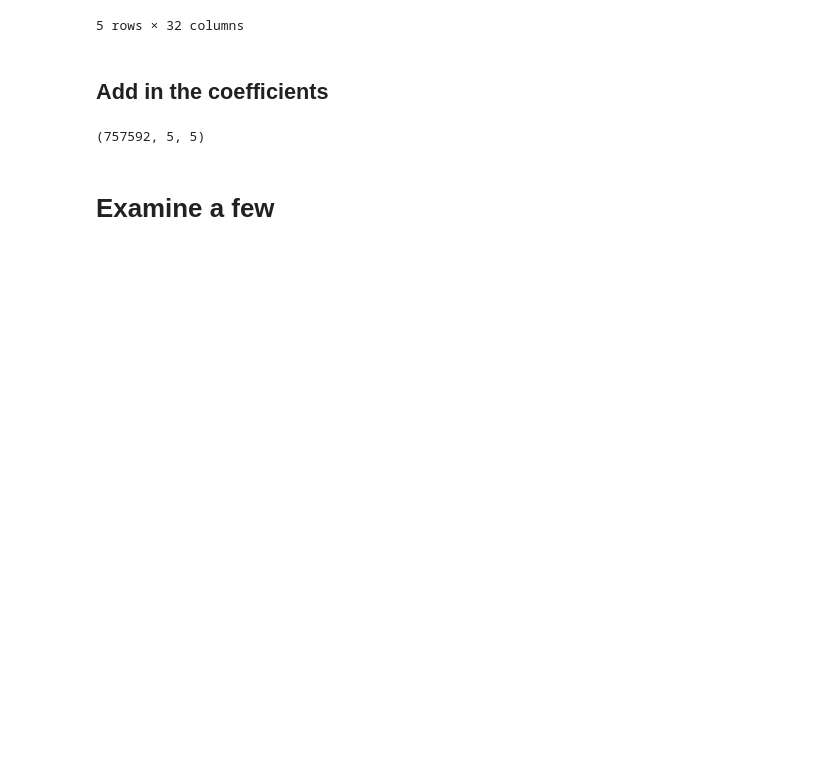
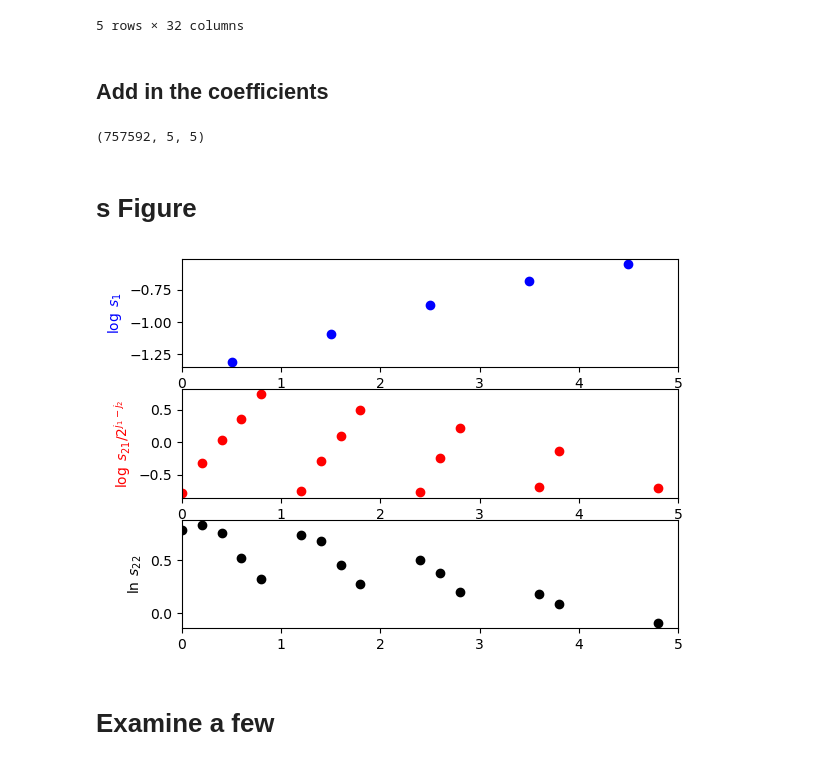
Before and after one commit to profxj/scattering_transform, a Jupyter notebook: nb/Individual_MODIS.ipynb, the cells around one changed output. Cells and saved outputs as stored; diff of their text form; code cells hidden in the pictures; blank space fills up the shorter version.

```diff
--- a/nb/Individual_MODIS.ipynb
+++ b/nb/Individual_MODIS.ipynb
@@ -96,6 +127,53 @@ for J in range(5):
 # %%
 modis_cut['s21'] = avg_s21[modis_cut.pp_idx]
 modis_cut['s22'] = avg_s22[modis_cut.pp_idx]
+# %% [markdown]
+# s Figure
+# %%
+def plot_cutout_s(icutout):
+    plt.clf()
+    gs = gridspec.GridSpec(3,1)
+
+    ax0 = plt.subplot(gs[0])
+    # Points
+    Jval = np.arange(5) + 0.5
+    s1_val = [icutout[f's1_{J}'] for J in range(5)]
+    #
+    ax0.scatter(Jval, np.log10(s1_val), color='b')
+    ax0.set_xlim(0., 5)
+    ax0.set_ylabel(r'$\log \; s_1$', color='b')
+    #ax0.set_xticklabels([])
+
+
+    # s21
+    jvals, s21_vals = [], []
+    ax1 = plt.subplot(gs[1], sharex=ax0)
+    for J in range(5):
+        for J2 in range(J,5):
+            jvals.append(J + J2*0.2)
+            s21_vals.append(icutout[f's21_{J}{J2}']/2**(J-J2))
+
+    ax1.scatter(jvals, np.log10(s21_vals), color='r')
+    ax1.set_ylabel(r'$\log \; s_{21}/2^{j_1-j_2}$', color='r')
+
+    # s22
+    ax2 = plt.subplot(gs[2], sharex=ax0)
+    jvals, s22_vals = [], []
+    for J in range(5):
+        for J2 in range(J,5):
+            jvals.append(J + J2*0.2)
+            s22_vals.append(icutout[f's22_{J}{J2}'])
+    ax2.scatter(jvals, np.log(s22_vals), color='k')
+    ax2.set_ylabel(r'$\ln \; s_{22}$', color='k')
+
+    #ax2.set_xticklabels([])
+
+    # Finish
+    plt.show()
+# %%
+plot_cutout_s(cutout)
+# %% [output]
+[figure, added]
 # %% [markdown]
 # Examine a few
 # %%
```
Also changed, not shown: parts of 11 cells of this notebook, 3 other files.
